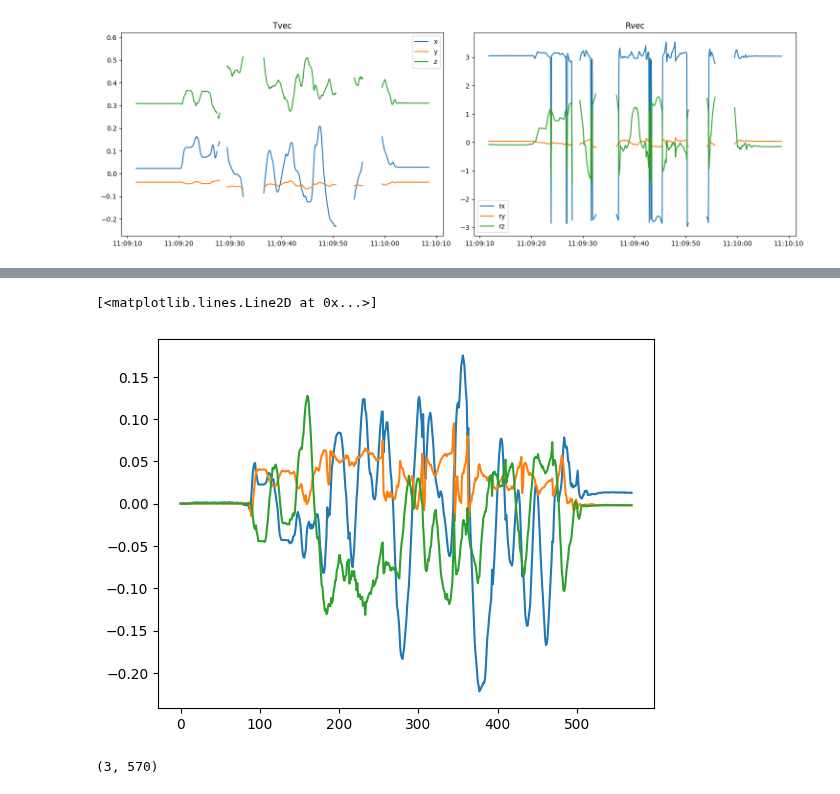
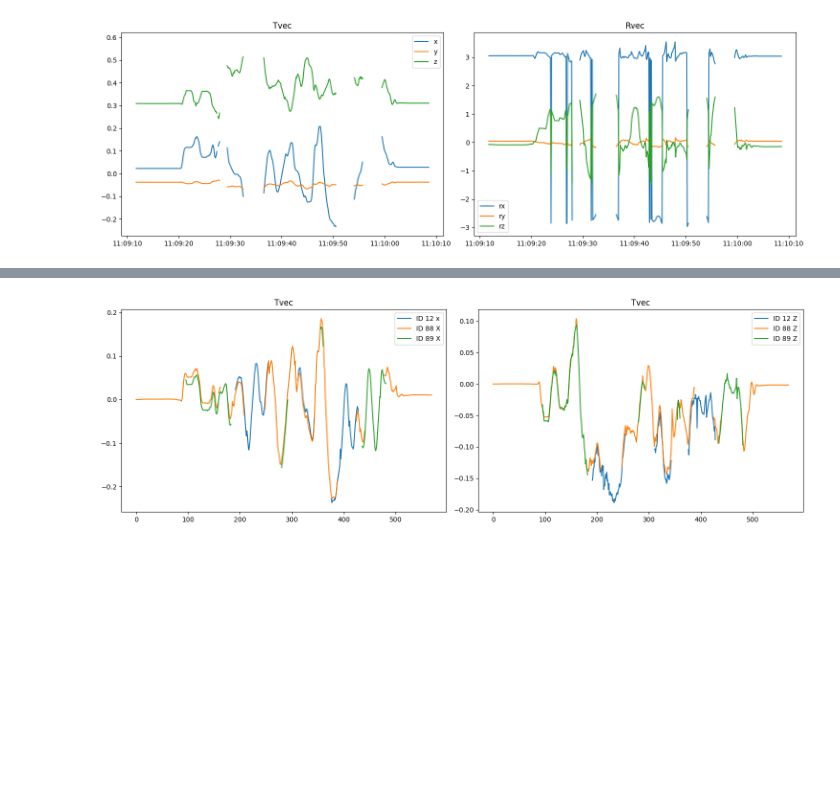
Before and after one commit to SujithChristopher/armbo, a Jupyter notebook: wearable/yolo_stability_webcam.ipynb, the cells around one changed output, grey strips where cells are left out. Cells and saved outputs as stored; diff of their text form; code cells hidden in the pictures; blank space fills up the shorter version.

```diff
--- a/wearable/yolo_stability_webcam.ipynb
+++ b/wearable/yolo_stability_webcam.ipynb
@@ -283,6 +283,14 @@ offsets = {
 #     88: np.array([0.00, 0.03, -0.11]),
 #     89: np.array([0.05, 0.03, -0.055]),
 # }
+
+offsets = {
+    12: np.array([-0.09, 0.0, -0.069]),
+    14: np.array([0.00, 0.1025, -0.069]),
+    20: np.array([0.00, 0.01, -0.069]),
+    88: np.array([0.00, 0.0, -0.1075]),
+    89: np.array([0.1, 0.0, -0.055]),
+}
 
 # Function to compute transformed coordinates
 def compute_transformed_coordinates(coordinate, id_offset):
@@ -337,13 +328,18 @@ plt.legend()
-# %%
-plt.plot(_mean_val[0])
-plt.plot(_mean_val[1])
-plt.plot(_mean_val[2])
-# plt.ylim(-0.01, 0.01)
-# %% [output]
-[<matplotlib.lines.Line2D at 0x...>]
-[figure, removed]
-# %%
-_mean_val.shape
-# %% [output]
-(3, 570)
+# %%
+fig, (ax1, ax2) = plt.subplots(1, 2, figsize=(15, 5))
+
+ax1.plot(_gt_12[0], label="ID 12 x")
+ax1.plot(_gt_88[0], label="ID 88 X")
+ax1.plot(_gt_89[0], label="ID 89 X")
+ax1.set_title("Tvec")
+ax1.legend()
+ax2.plot(_gt_12[2], label="ID 12 Z")
+ax2.plot(_gt_88[2], label="ID 88 Z")
+ax2.plot(_gt_89[2], label="ID 89 Z")
+ax2.set_title("Tvec")
+ax2.legend()
+plt.tight_layout()
+plt.show()
+# %% [output]
+[figure, added]
 # %%
```
Also changed, not shown: parts of 8 cells of this notebook, 21 other files.
